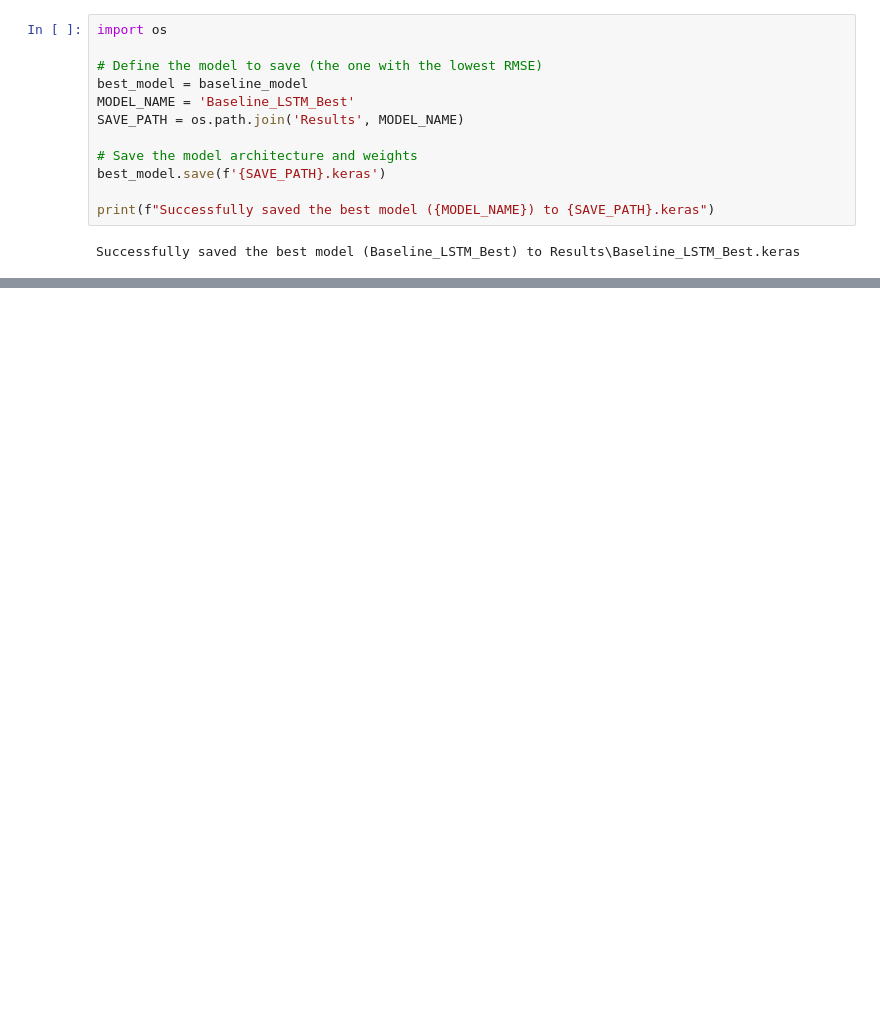
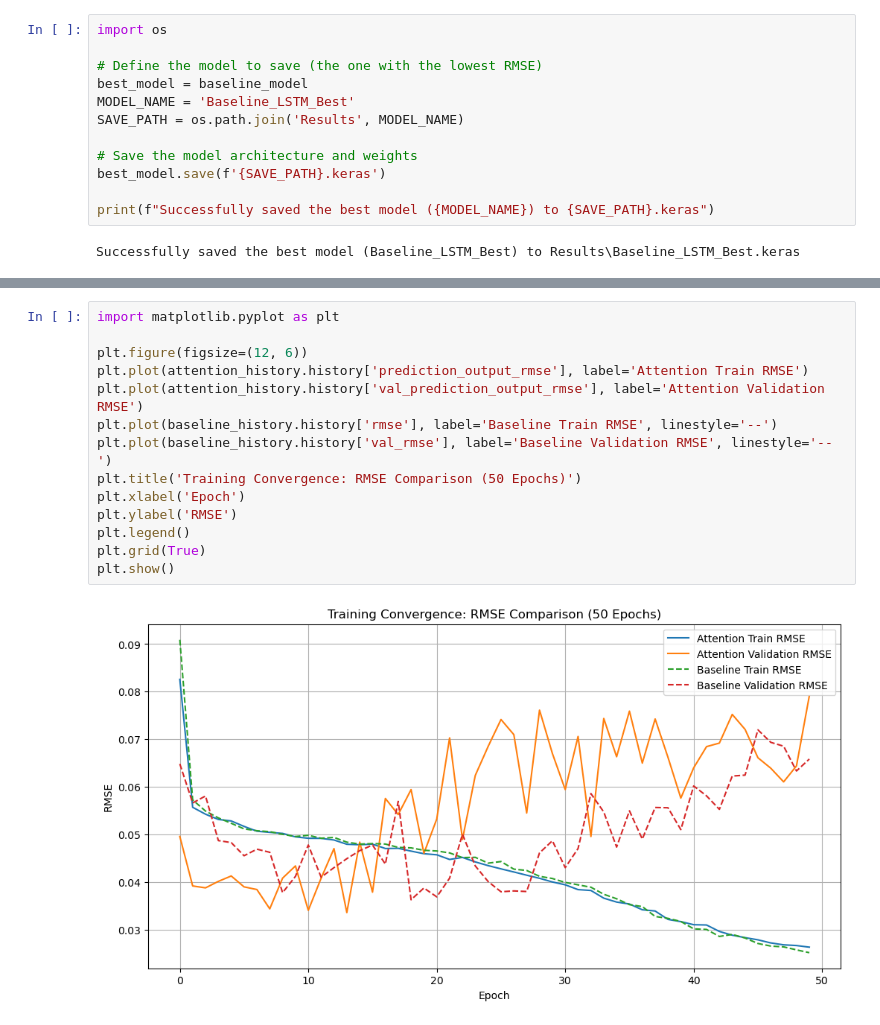
Before and after one commit to mohaismail081/Advanced-TS-Attention-Project, a Jupyter notebook: Models/model_training.ipynb, the cells around one changed output, grey strips where cells are left out. Saved outputs shown, nothing was run; the diff lists cells and outputs as text; blank space fills up the shorter version.

```diff
--- a/Models/model_training.ipynb
+++ b/Models/model_training.ipynb
@@ -349,0 +381,16 @@ plt.show()
+# %%
+import matplotlib.pyplot as plt
+
+plt.figure(figsize=(12, 6))
+plt.plot(attention_history.history['prediction_output_rmse'], label='Attention Train RMSE')
+plt.plot(attention_history.history['val_prediction_output_rmse'], label='Attention Validation RMSE')
+plt.plot(baseline_history.history['rmse'], label='Baseline Train RMSE', linestyle='--')
+plt.plot(baseline_history.history['val_rmse'], label='Baseline Validation RMSE', linestyle='--')
+plt.title('Training Convergence: RMSE Comparison (50 Epochs)')
+plt.xlabel('Epoch')
+plt.ylabel('RMSE')
+plt.legend()
+plt.grid(True)
+plt.show()
+# %% [output]
+[figure, added]
```
Also changed, not shown: parts of 10 cells of this notebook, 5 other files.
